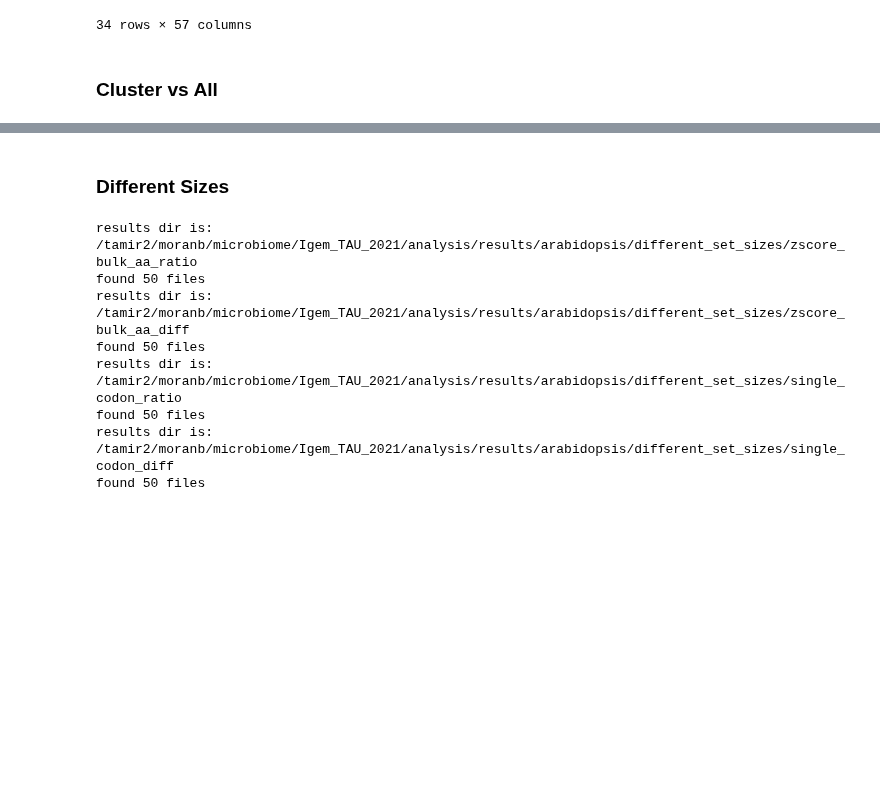
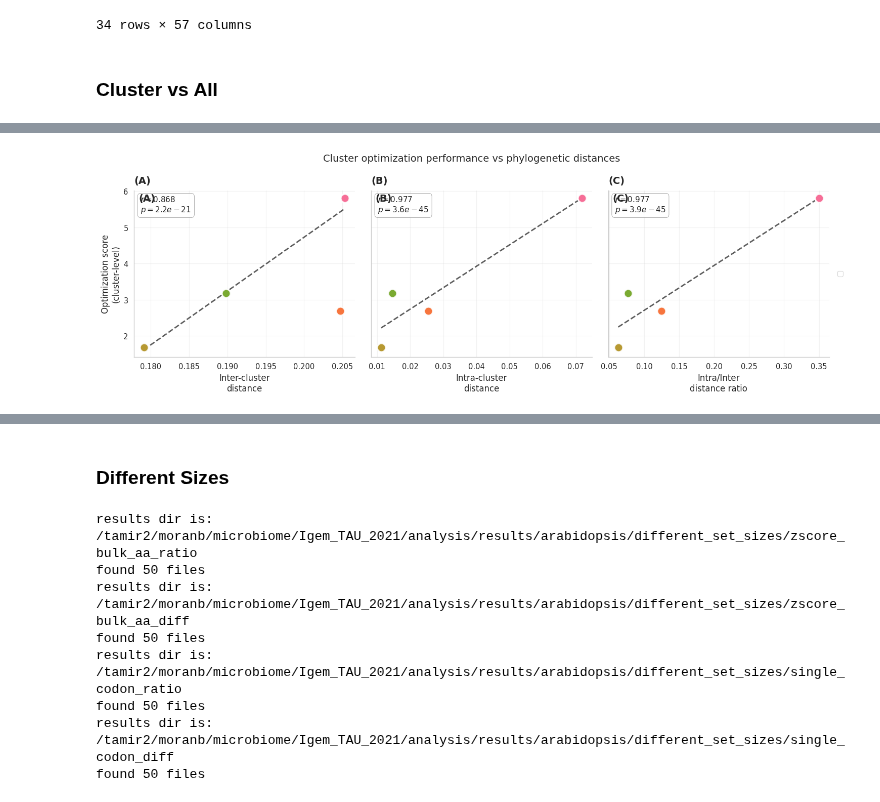
Before and after one commit to morikab/DCUB, a Jupyter notebook: analysis_arabidopsis.ipynb, the cells around one changed output, grey strips where cells are left out. Cells and saved outputs as stored; diff of their text form; code cells hidden in the pictures; blank space fills up the shorter version.

```diff
--- a/analysis_arabidopsis.ipynb
+++ b/analysis_arabidopsis.ipynb
@@ -702,0 +712,3 @@ plt.show()
+# %%
+cluster_distances = pd.read_pickle("analysis/results/arabidopsis/processed/cluster_distances.pkl")
+cluster_distances
@@ -702,0 +805,16 @@ plt.show()
+# %%
+sns.set(style="whitegrid", context="paper", font_scale=1.2)
+
+# ---- Data prep (unchanged) ----
+cluster_expanded = (
+    cluster_vs_all_enhanced.assign(wanted_list=lambda x: x["wanted_organisms"].str.split("|"))
+    .explode("wanted_list").rename(columns={"wanted_list": "organism"})
+)
+single_expanded = one_vs_all_enhanced.rename(columns={"wanted_organisms": "organism"})
+score_col = "average_distance_score_zscore_bulk_diff"
+inter_col, intra_col = "inter_cluster_dist", "intra_cluster_dist"
+
+df_cluster_summary = cluster_vs_all_enhanced.copy()
+df_cluster_summary["cluster_label"] = df_cluster_summary["wanted_organisms"].str.split("|").str[0]
+df_cluster_summary
+# print(df_cluster_summary)
@@ -702,0 +835,77 @@ plt.show()
+# %%
+df_melt = df_cluster_summary.melt(
+    id_vars=[score_col],
+    value_vars=[inter_col, intra_col, "intra_inter_ratio"],
+    var_name="distance_type",
+    value_name="distance_value"
+)
+# print(df_melt)
+distance_label_map = {
+    inter_col: "Inter-cluster\ndistance",
+    intra_col: "Intra-cluster\ndistance",
+    "intra_inter_ratio": "Intra/Inter\ndistance ratio"
+}
+df_melt["distance_type"] = df_melt["distance_type"].map(distance_label_map)
+
+# ---- FIXED FIGURE: Safe numeric handling ----
+fig, axes = plt.subplots(1, 3, figsize=(15, 5), sharey=True)
+fig.suptitle("Cluster optimization performance vs phylogenetic distances", fontsize=14, y=0.98)
+
+colors = sns.color_palette("husl", n_colors=len(df_cluster_summary))
+distance_types = df_melt["distance_type"].unique()
+
+for i, dist_type in enumerate(distance_types):
+    ax = axes[i]
+    subset = df_melt[df_melt["distance_type"] == dist_type]
+
+    # Scatter each cluster individually
+    for j, (_, row) in enumerate(df_cluster_summary.iterrows()):
+        x_val = row[[inter_col, intra_col, "intra_inter_ratio"]].get(
+            [k for k in distance_label_map.keys() if distance_label_map[k] == dist_type][0],
+            np.nan
+        )
+        y_val = row[score_col]
+
+        if pd.notna(x_val) and pd.notna(y_val):
+            ax.scatter(x_val, y_val, s=140, alpha=0.85, color=colors[j],
+                      edgecolor="white", linewidth=1.8, zorder=3,
+                      label=row["cluster_label"] if i == 0 else "")
+
+    # FIXED: Safe correlation + trend line
+    x_numeric = pd.to_numeric(subset["distance_value"], errors="coerce")
+    y_numeric = pd.to_numeric(subset[score_col], errors="coerce")
+
+    valid_mask = ~(x_numeric.isna() | y_numeric.isna())
+    if valid_mask.sum() >= 2:
+        x_clean, y_clean = x_numeric[valid_mask], y_numeric[valid_mask]
+
+        # Pearson correlation
+        pearson_r, pearson_p = stats.pearsonr(x_clean, y_clean)
+
+        # Trend line
+        trend = np.polyfit(x_clean, y_clean, 1)
+        x_trend = np.linspace(x_clean.min(), x_clean.max(), 100)
+        ax.plot(x_trend, np.polyval(trend, x_trend), "k--", alpha=0.7, lw=2, zorder=2)
+
+        # Stats box
+        stats_text = f"$r={pearson_r:.3f}$\n$p={pearson_p:.1e}$"
+        ax.text(0.03, 0.97, stats_text, transform=ax.transAxes,
+                va="top", ha="left", fontsize=11, weight="bold",
+                bbox=dict(boxstyle="round,pad=0.4", facecolor="white", alpha=0.9,
+                         edgecolor="gray", linewidth=0.5))
+
+    ax.set_xlabel(dist_type, fontsize=12)
+    ax.set_title(f"({chr(65+i)})", loc="left", fontsize=14, weight="bold", pad=10)
+    ax.grid(True, alpha=0.25, zorder=0)
+    sns.despine(ax=ax)
+
+    # Letter labels (A, B, C)
+    ax.text(0.02, 0.98, f"({chr(65+i)})", transform=ax.transAxes,
+            fontsize=14, weight="bold", va="top")
+
+axes[0].set_ylabel("Optimization score\n(cluster-level)", fontsize=12)
+plt.legend(bbox_to_anchor=(1.02, 0.5), loc="center left")
+plt.tight_layout()
+plt.savefig("cluster_distance_correlations.pdf", dpi=300, bbox_inches="tight")
+plt.show()
+# %% [output]
@@ -702,0 +913 @@ plt.show()
+[figure, added]
```
Also changed, not shown: parts of 19 cells of this notebook, 3 other files.
